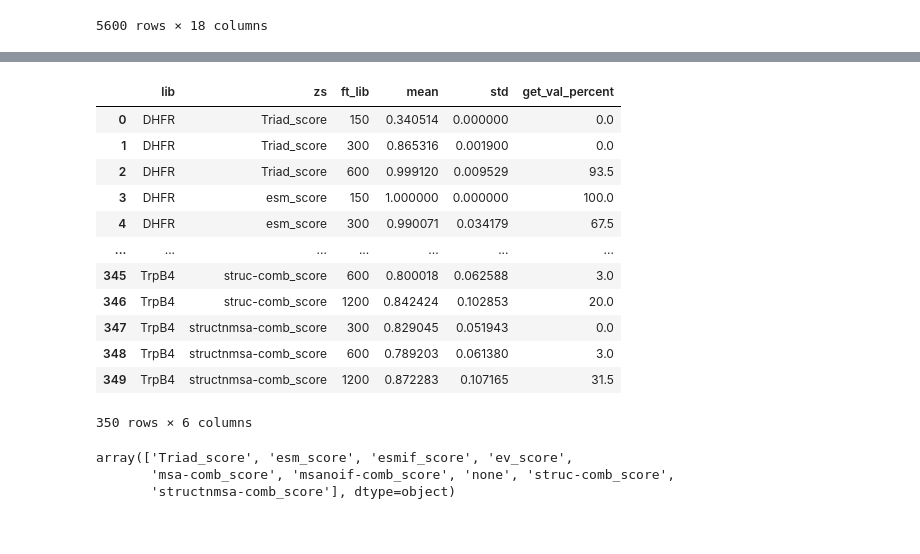
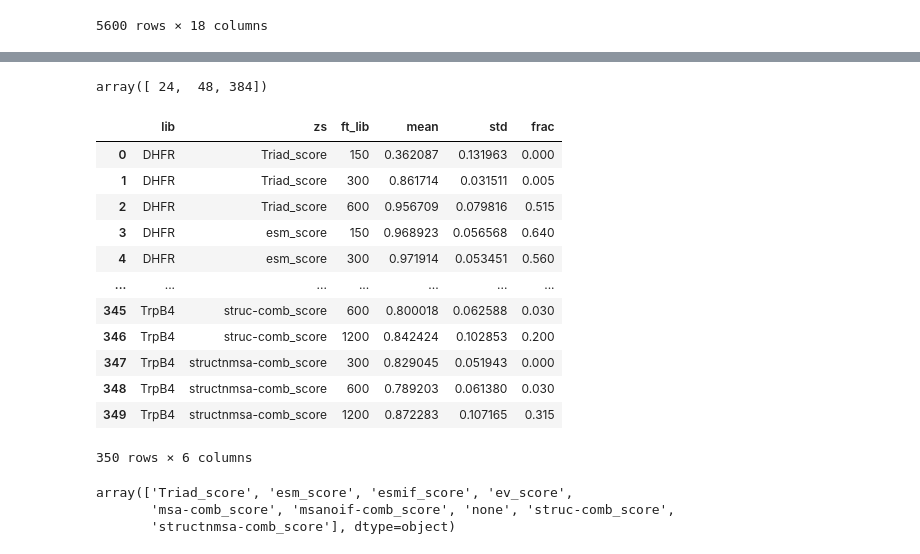
Before and after one commit to fhalab/SSMuLA, a Jupyter notebook: sandbox/sum_mlde.ipynb, the cells around one changed output, grey strips where cells are left out. Drawn from its saved outputs; the diff is of its cells as text; code cells hidden in the pictures.

```diff
--- a/sandbox/sum_mlde.ipynb
+++ b/sandbox/sum_mlde.ipynb
@@ -60,26 +57,30 @@ merge_ds_df
+# %%
+merge_ds_df["n_sample"].unique()
+# %% [output]
+array([ 24,  48, 384])
 # %%
 avg_df = (
     merge_ds_df[["lib", "zs", "top_maxes", "ft_lib"]]
     .groupby(["lib", "zs", "ft_lib"])
-    .agg(["mean", "std", get_val_percent])
+    .agg(["mean", "std", get_val_frac])
     .rename(columns={"get_val_frac": "frac"})
     .reset_index()
 )
 avg_df.columns = ["_".join(filter(None, col)).strip().replace("top_maxes_", "") for col in avg_df.columns.values]
 avg_df
 # %% [output]
-|  | lib | zs | ft_lib | mean | std | get_val_percent |
-| 0 | DHFR | Triad_score | 150 | 0.340514 | 0.000000 | 0.0 |
-| 1 | DHFR | Triad_score | 300 | 0.865316 | 0.001900 | 0.0 |
-| 2 | DHFR | Triad_score | 600 | 0.999120 | 0.009529 | 93.5 |
-| 3 | DHFR | esm_score | 150 | 1.000000 | 0.000000 | 100.0 |
-| 4 | DHFR | esm_score | 300 | 0.990071 | 0.034179 | 67.5 |
+|  | lib | zs | ft_lib | mean | std | frac |
+| 0 | DHFR | Triad_score | 150 | 0.362087 | 0.131963 | 0.000 |
+| 1 | DHFR | Triad_score | 300 | 0.861714 | 0.031511 | 0.005 |
+| 2 | DHFR | Triad_score | 600 | 0.956709 | 0.079816 | 0.515 |
+| 3 | DHFR | esm_score | 150 | 0.968923 | 0.056568 | 0.640 |
+| 4 | DHFR | esm_score | 300 | 0.971914 | 0.053451 | 0.560 |
 | ... | ... | ... | ... | ... | ... | ... |
-| 345 | TrpB4 | struc-comb_score | 600 | 0.800018 | 0.062588 | 3.0 |
-| 346 | TrpB4 | struc-comb_score | 1200 | 0.842424 | 0.102853 | 20.0 |
-| 347 | TrpB4 | structnmsa-comb_score | 300 | 0.829045 | 0.051943 | 0.0 |
-| 348 | TrpB4 | structnmsa-comb_score | 600 | 0.789203 | 0.061380 | 3.0 |
-| 349 | TrpB4 | structnmsa-comb_score | 1200 | 0.872283 | 0.107165 | 31.5 |
+| 345 | TrpB4 | struc-comb_score | 600 | 0.800018 | 0.062588 | 0.030 |
+| 346 | TrpB4 | struc-comb_score | 1200 | 0.842424 | 0.102853 | 0.200 |
+| 347 | TrpB4 | structnmsa-comb_score | 300 | 0.829045 | 0.051943 | 0.000 |
+| 348 | TrpB4 | structnmsa-comb_score | 600 | 0.789203 | 0.061380 | 0.030 |
+| 349 | TrpB4 | structnmsa-comb_score | 1200 | 0.872283 | 0.107165 | 0.315 |
 350 rows × 6 columns
 # %%
 avg_df[avg_df["lib"] == "DHFR"]["zs"].unique()
```
Also changed, not shown: parts of 4 cells of this notebook, 5 other files.
